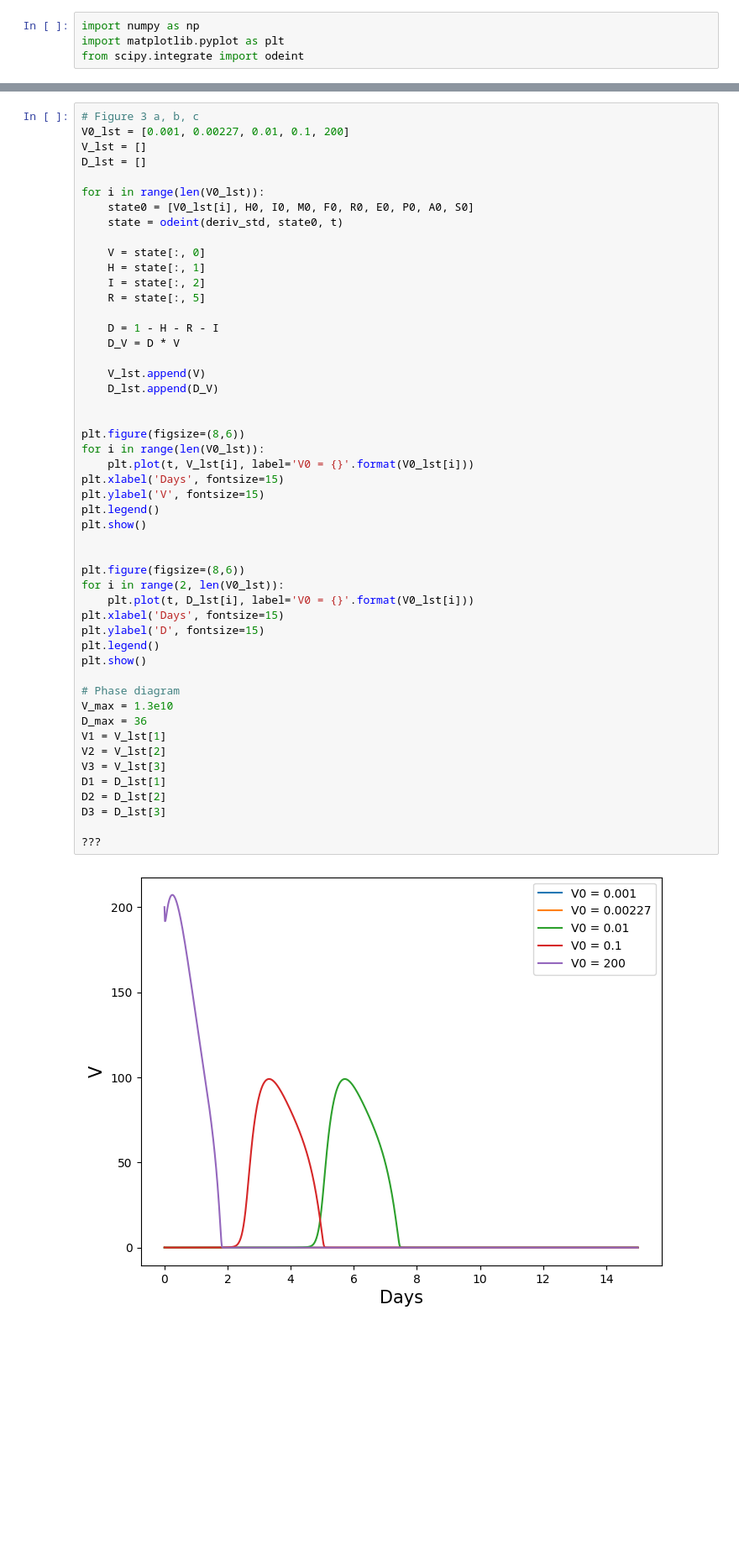
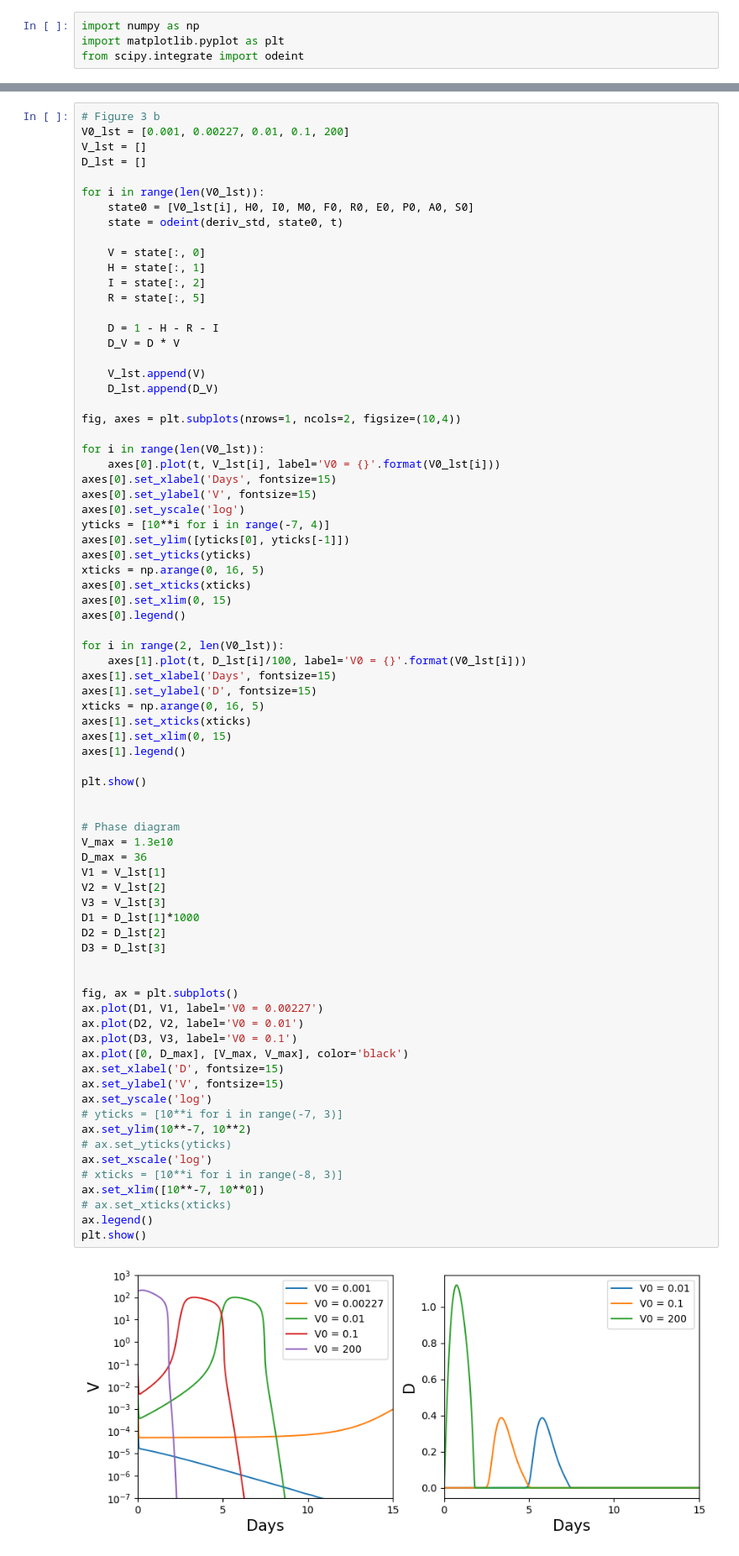
Before and after one commit to mkayeterry/MCDB172, a Jupyter notebook: final/flu.ipynb, the cells around one changed output, grey strips where cells are left out. Shown at 84% size. Cells and saved outputs as stored; diff of their text form; blank space fills up the shorter version.

Commit message:
working out phase diagram

```diff
--- a/final/flu.ipynb
+++ b/final/flu.ipynb
@@ -155,7 +153,7 @@ plt.show()
 # %% [output]
 [figure]
 # %%
-# Figure 3 a, b, c
+# Figure 3 b
 V0_lst = [0.001, 0.00227, 0.01, 0.1, 200]
 V_lst = []
 D_lst = []
@@ -163,46 +161,72 @@ D_lst = []
 for i in range(len(V0_lst)):
     state0 = [V0_lst[i], H0, I0, M0, F0, R0, E0, P0, A0, S0]
     state = odeint(deriv_std, state0, t)
 
     V = state[:, 0]
     H = state[:, 1]
     I = state[:, 2]
     R = state[:, 5]
 
     D = 1 - H - R - I
     D_V = D * V
 
     V_lst.append(V)
     D_lst.append(D_V)
 
+fig, axes = plt.subplots(nrows=1, ncols=2, figsize=(10,4))
 
-plt.figure(figsize=(8,6))
 for i in range(len(V0_lst)):
-    plt.plot(t, V_lst[i], label='V0 = {}'.format(V0_lst[i]))
-plt.xlabel('Days', fontsize=15)
-plt.ylabel('V', fontsize=15)
-plt.legend()
+    axes[0].plot(t, V_lst[i], label='V0 = {}'.format(V0_lst[i]))
+axes[0].set_xlabel('Days', fontsize=15)
+axes[0].set_ylabel('V', fontsize=15)
+axes[0].set_yscale('log')
+yticks = [10**i for i in range(-7, 4)]
+axes[0].set_ylim([yticks[0], yticks[-1]])
+axes[0].set_yticks(yticks)
+xticks = np.arange(0, 16, 5)
+axes[0].set_xticks(xticks)
+axes[0].set_xlim(0, 15)
+axes[0].legend()
+
+for i in range(2, len(V0_lst)):
+    axes[1].plot(t, D_lst[i]/100, label='V0 = {}'.format(V0_lst[i]))
+axes[1].set_xlabel('Days', fontsize=15)
+axes[1].set_ylabel('D', fontsize=15)
+xticks = np.arange(0, 16, 5)
+axes[1].set_xticks(xticks)
+axes[1].set_xlim(0, 15)
+axes[1].legend()
+
 plt.show()
 
-
-plt.figure(figsize=(8,6))
-for i in range(2, len(V0_lst)):
-    plt.plot(t, D_lst[i], label='V0 = {}'.format(V0_lst[i]))
-plt.xlabel('Days', fontsize=15)
-plt.ylabel('D', fontsize=15)
-plt.legend()
-plt.show()
 
 # Phase diagram
 V_max = 1.3e10
 D_max = 36
 V1 = V_lst[1]
 V2 = V_lst[2]
 V3 = V_lst[3]
-D1 = D_lst[1]
+D1 = D_lst[1]*1000
 D2 = D_lst[2]
 D3 = D_lst[3]
 
-???
+
+fig, ax = plt.subplots()
+ax.plot(D1, V1, label='V0 = 0.00227')
+ax.plot(D2, V2, label='V0 = 0.01')
+ax.plot(D3, V3, label='V0 = 0.1')
+ax.plot([0, D_max], [V_max, V_max], color='black')
+ax.set_xlabel('D', fontsize=15)
+ax.set_ylabel('V', fontsize=15)
+ax.set_yscale('log')
+# yticks = [10**i for i in range(-7, 3)]
+ax.set_ylim(10**-7, 10**2)
+# ax.set_yticks(yticks)
+ax.set_xscale('log')
+# xticks = [10**i for i in range(-8, 3)]
+ax.set_xlim([10**-7, 10**0])
+# ax.set_xticks(xticks)
+ax.legend()
+plt.show()
 # %% [output]
-[figure, old version]
+[figure, new version]
```
Also changed, not shown: parts of 2 cells of this notebook, 1 other file.
